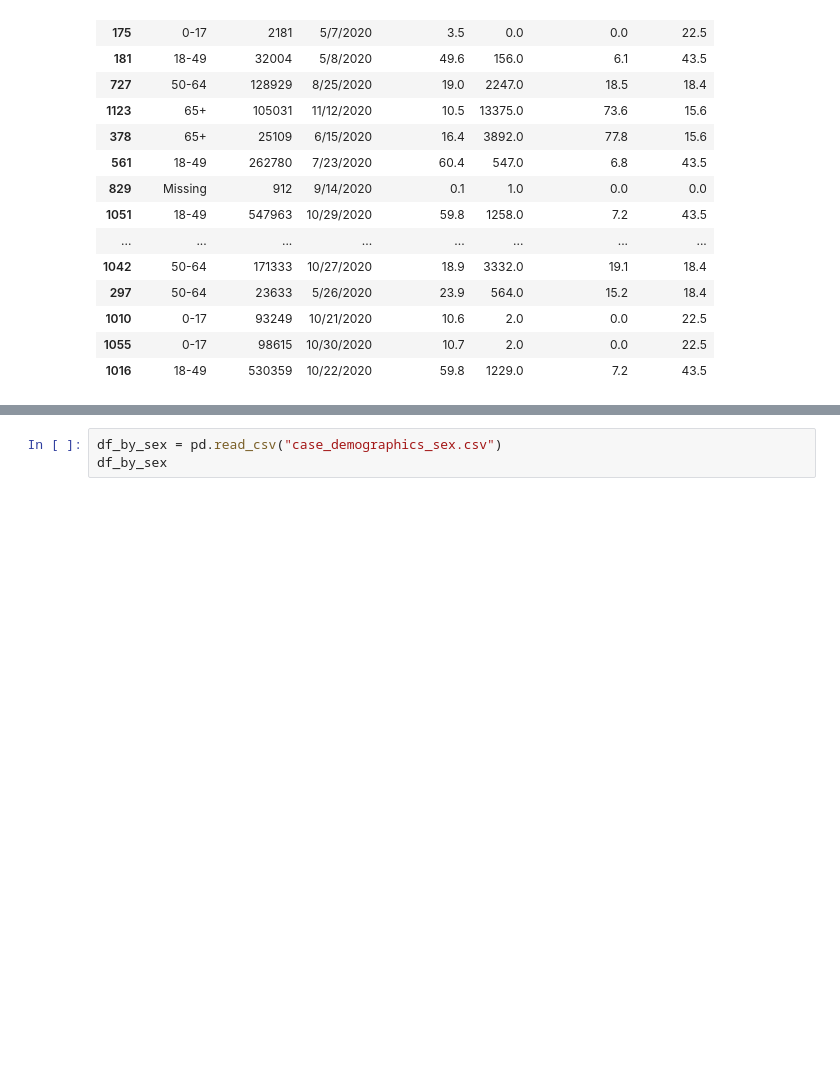
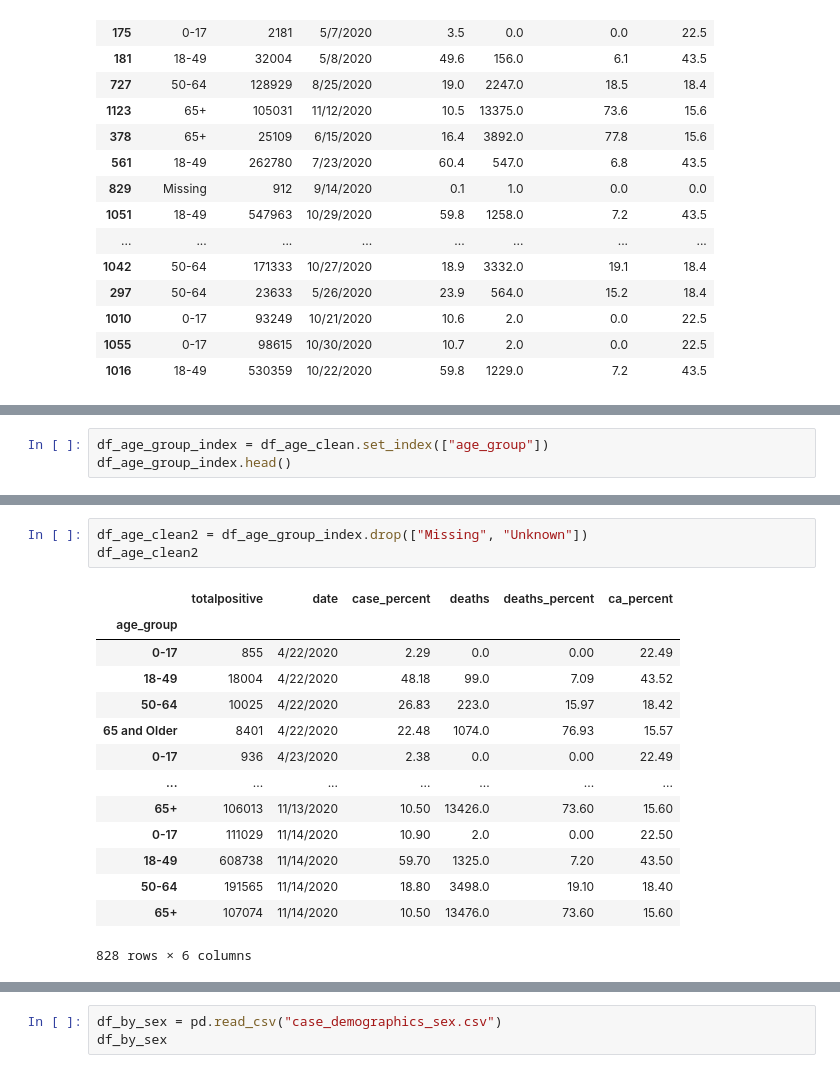
Before and after one commit to rteves0914/COVID_analysis, a Jupyter notebook: data.ipynb, the cells around one changed output, grey strips where cells are left out. Drawn from its saved outputs; the diff is of its cells as text; blank space fills up the shorter version.

```diff
--- a/data.ipynb
+++ b/data.ipynb
@@ -104,0 +150,3 @@ df_by_age.dropna()
+# %%
+df_age_group_index = df_age_clean.set_index(["age_group"])
+df_age_group_index.head()
@@ -104,0 +161,18 @@ df_by_age.dropna()
+# %%
+df_age_clean2 = df_age_group_index.drop(["Missing", "Unknown"])
+df_age_clean2
+# %% [output]
+|  | totalpositive | date | case_percent | deaths | deaths_percent | ca_percent |
+| age_group |  |  |  |  |  |  |
+| 0-17 | 855 | 4/22/2020 | 2.29 | 0.0 | 0.00 | 22.49 |
+| 18-49 | 18004 | 4/22/2020 | 48.18 | 99.0 | 7.09 | 43.52 |
+| 50-64 | 10025 | 4/22/2020 | 26.83 | 223.0 | 15.97 | 18.42 |
+| 65 and Older | 8401 | 4/22/2020 | 22.48 | 1074.0 | 76.93 | 15.57 |
+| 0-17 | 936 | 4/23/2020 | 2.38 | 0.0 | 0.00 | 22.49 |
+| ... | ... | ... | ... | ... | ... | ... |
+| 65+ | 106013 | 11/13/2020 | 10.50 | 13426.0 | 73.60 | 15.60 |
+| 0-17 | 111029 | 11/14/2020 | 10.90 | 2.0 | 0.00 | 22.50 |
+| 18-49 | 608738 | 11/14/2020 | 59.70 | 1325.0 | 7.20 | 43.50 |
+| 50-64 | 191565 | 11/14/2020 | 18.80 | 3498.0 | 19.10 | 18.40 |
+| 65+ | 107074 | 11/14/2020 | 10.50 | 13476.0 | 73.60 | 15.60 |
+828 rows × 6 columns
```
Also changed, not shown: parts of 9 cells of this notebook.
